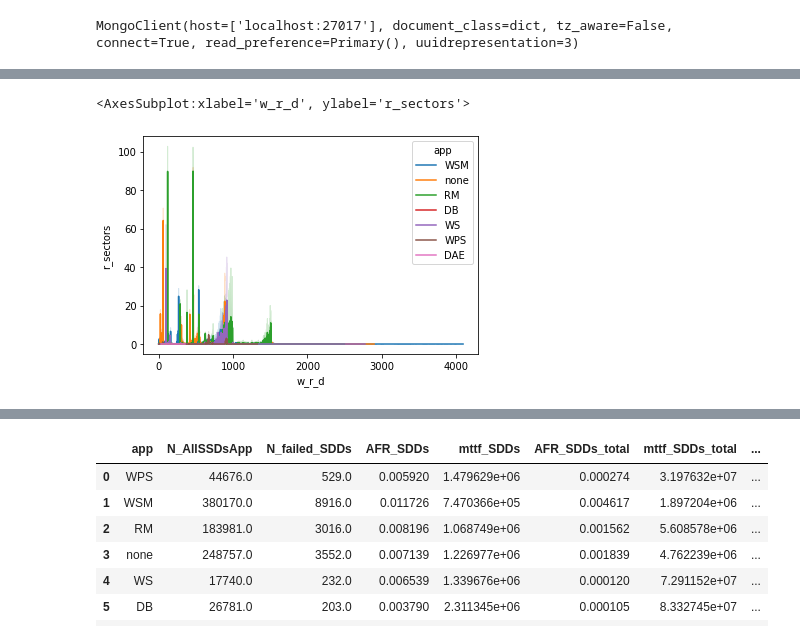
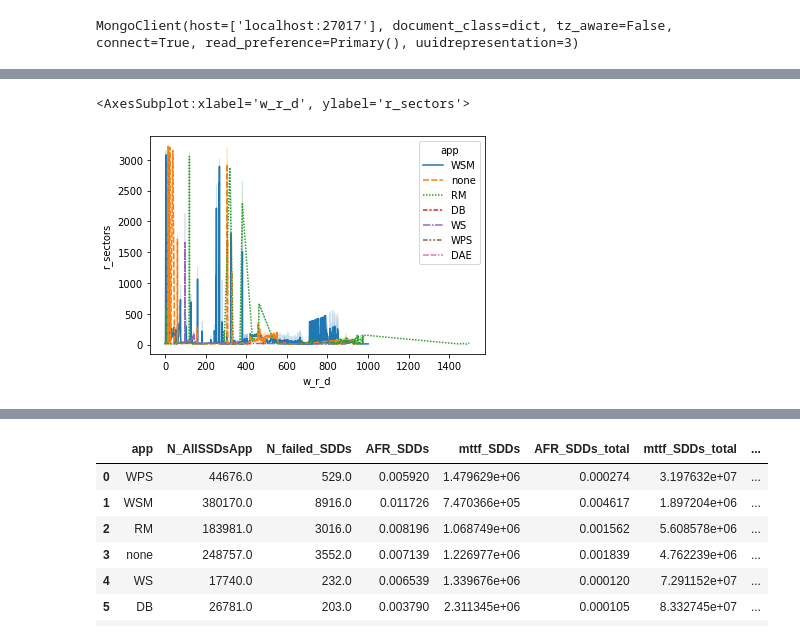
Before and after one commit to EricBorba/StorageFailurePredictor, a Jupyter notebook: Queries.ipynb, the cells around one changed output, grey strips where cells are left out. Drawn from its saved outputs; the diff is of its cells as text; code cells hidden in the pictures.

```diff
--- a/Queries.ipynb
+++ b/Queries.ipynb
@@ -211,0 +202,2 @@ result = pd.merge(df, df_AlibabaSnapShot_AllAppsSSDsLocation[['disk_id', 'model_
+# %%
+result.drop(result[result.r_sectors < 10].index, inplace=True)
@@ -225,5 +244,5 @@ plt.show()
 # %%
-sns.lineplot(data=result, x="w_r_d", y="r_sectors", hue="app", estimator="")
+sns.lineplot(data=result, x="w_r_d", y="r_sectors", hue="app", estimator=np.mean, ci=90, style="app")
 # %% [output]
 <AxesSubplot:xlabel='w_r_d', ylabel='r_sectors'>
-[figure, old version]
+[figure, new version]
```
Also changed, not shown: parts of 13 cells of this notebook.
